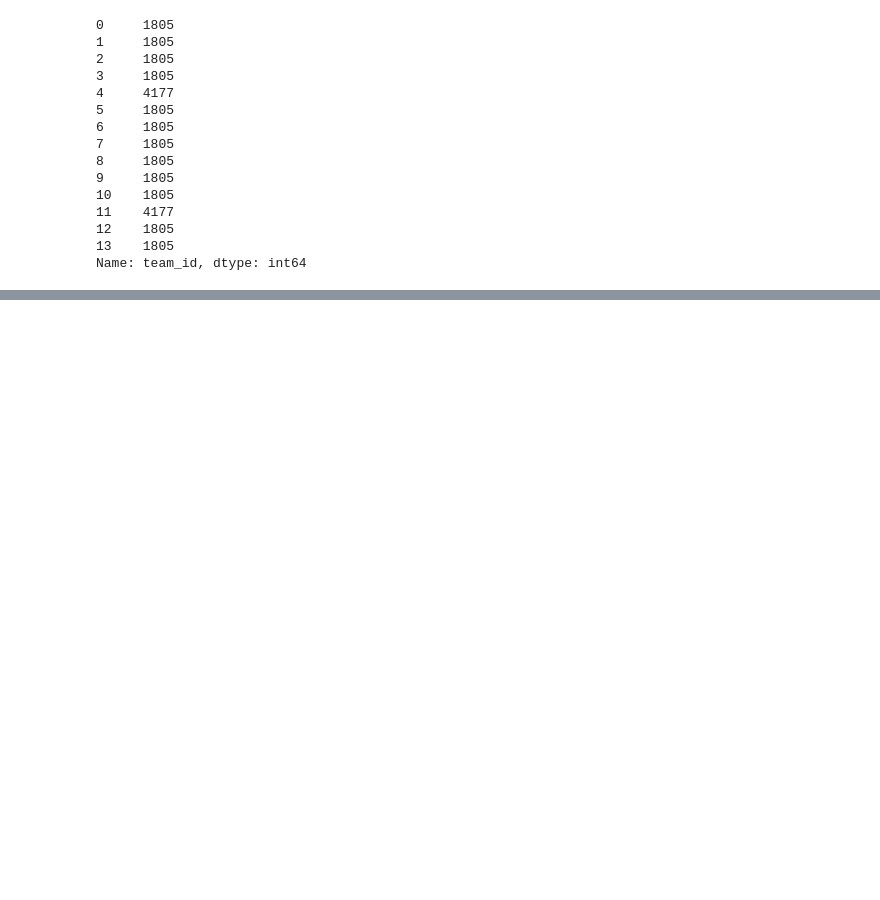
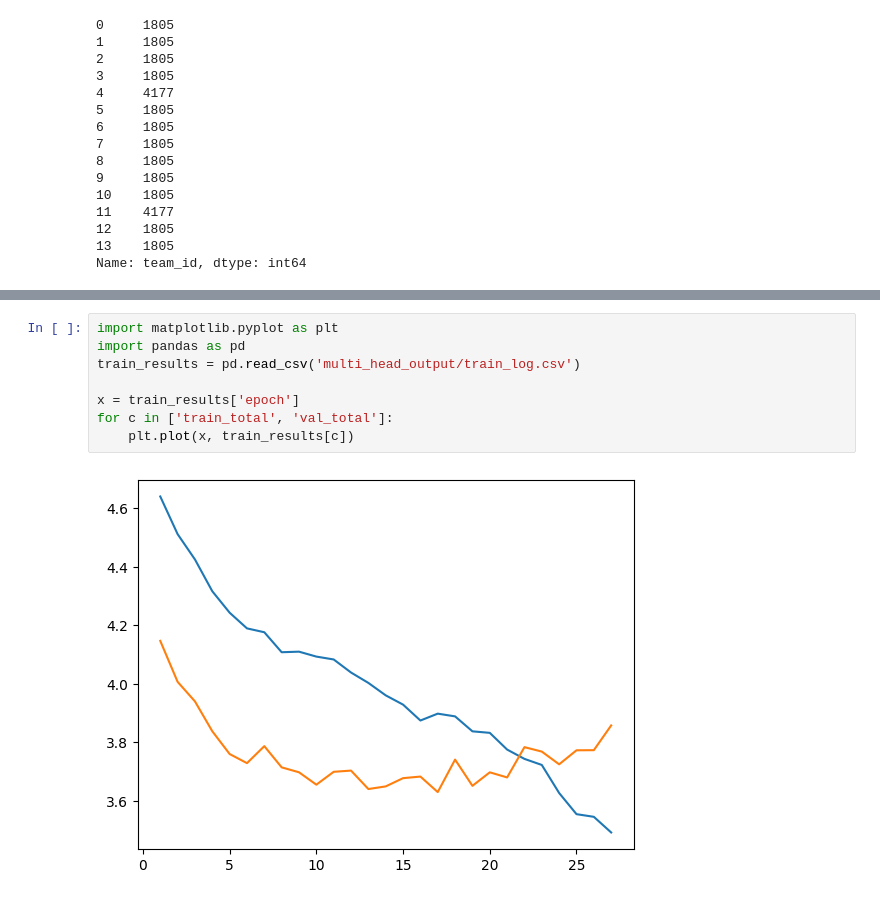
Before and after one commit to NIU1666675/stgnn_football_tracking, a Jupyter notebook: exploratory_data.ipynb, the cells around one changed output, grey strips where cells are left out. Saved outputs shown, nothing was run; the diff lists cells and outputs as text; blank space fills up the shorter version.

Commit message:
noves modificacions despres de l'analisi del primer train del nou pipeline

```diff
--- a/exploratory_data.ipynb
+++ b/exploratory_data.ipynb
@@ -1130,0 +1153,10 @@ Name: team_id, dtype: int64
+# %%
+import matplotlib.pyplot as plt
+import pandas as pd
+train_results = pd.read_csv('multi_head_output/train_log.csv')
+
+x = train_results['epoch']
+for c in ['train_total', 'val_total']:
+    plt.plot(x, train_results[c])
+# %% [output]
+[figure, added]
```
Also changed, not shown: parts of 1 cell of this notebook, 9 other files.
